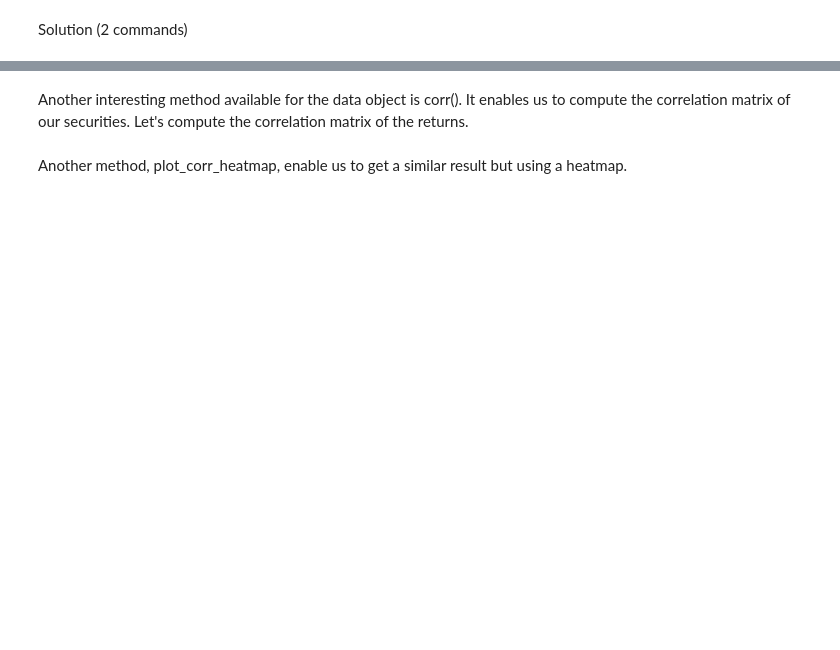
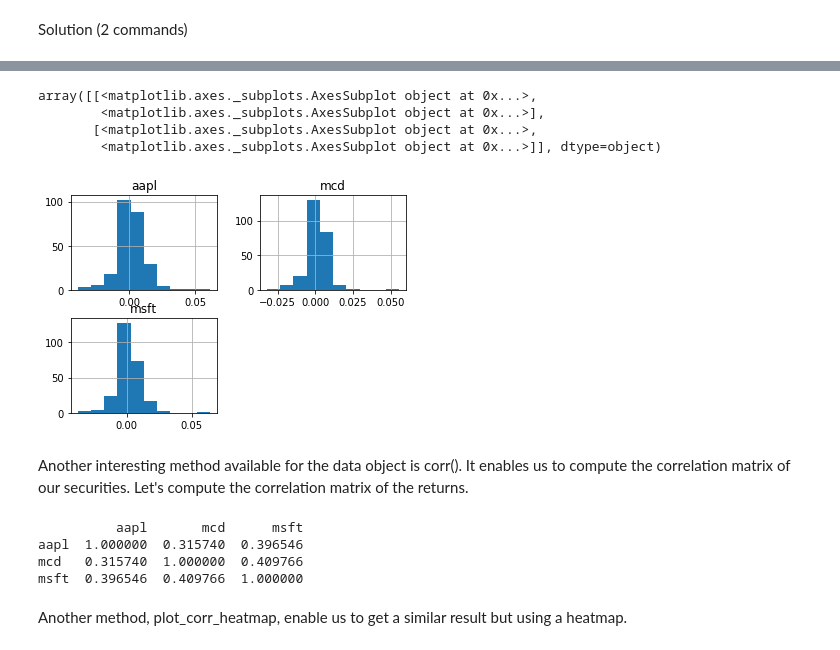
Before and after one commit to nicolasmauhe/computational_finance, a Jupyter notebook: course.ipynb, the cells around one changed output, grey strips where cells are left out. Cells and saved outputs as stored; diff of their text form; code cells hidden in the pictures; blank space fills up the shorter version.

```diff
--- a/course.ipynb
+++ b/course.ipynb
@@ -101,7 +148,21 @@ Solution (2 commands)
+# %%
+# 2
+data.to_returns().tail(252).hist()
+# %% [output]
+array([[<matplotlib.axes._subplots.AxesSubplot object at 0x...>,
+        <matplotlib.axes._subplots.AxesSubplot object at 0x...>],
+       [<matplotlib.axes._subplots.AxesSubplot object at 0x...>,
+        <matplotlib.axes._subplots.AxesSubplot object at 0x...>]], dtype=object)
+[figure, added]
 # %% [markdown]
 Another interesting method available for the data object is corr(). It enables us to compute the correlation matrix of our securities. Let's compute the correlation matrix of the returns.
 # %%
-data.to_returns().corr()
+print data.to_returns().corr()
+# %% [output]
+          aapl       mcd      msft
+aapl  1.000000  0.315740  0.396546
+mcd   0.315740  1.000000  0.409766
+msft  0.396546  0.409766  1.000000
 # %% [markdown]
 Another method, plot_corr_heatmap, enable us to get a similar result but using a heatmap.
 # %%
```
Also changed, not shown: parts of 81 cells of this notebook, 1 other file.
